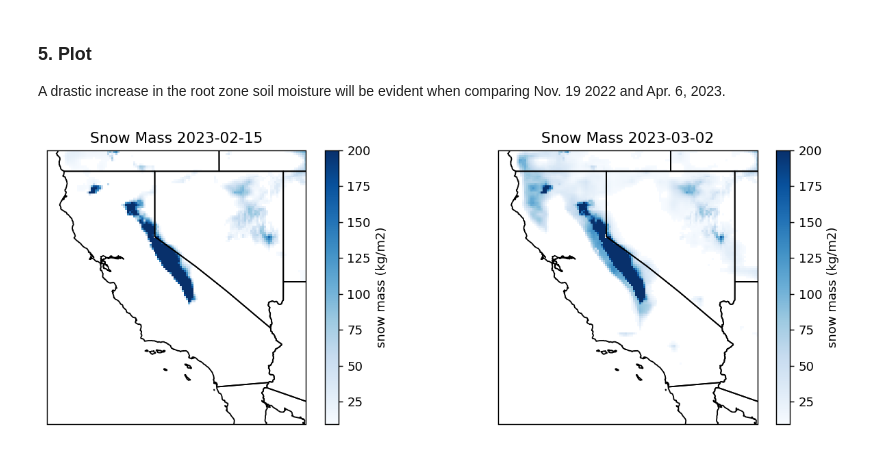
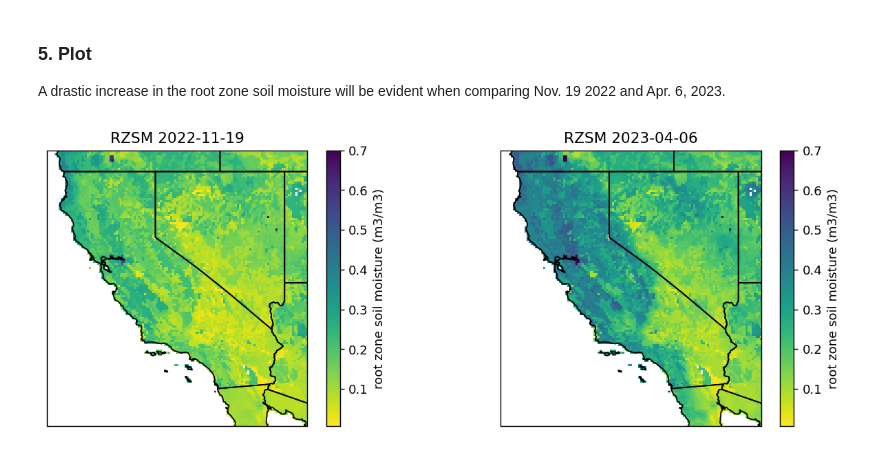
Before and after one commit to rupesh2/atmospheric_rivers, a Jupyter notebook: root_zone_soil_moisture_smap.ipynb, the cells around one changed output. Cells and saved outputs as stored; diff of their text form; code cells hidden in the pictures.

```diff
--- a/root_zone_soil_moisture_smap.ipynb
+++ b/root_zone_soil_moisture_smap.ipynb
@@ -94,21 +103,21 @@ A drastic increase in the root zone soil moisture will be evident when comparing
 # %%
 # create the plot
 proj = Projection("EPSG:6933") # EASEGRID 2
 fig, (ax1, ax2) = plt.subplots(1,2, figsize=(12,4), dpi=130, facecolor="w", subplot_kw=dict(projection=proj))
 
 ca_bounds = [-12060785, -10902950, 3769089, 4995383]
 
-snowax1 = ax1.pcolormesh(ds_loc1.x, ds_loc1.y, ds1.sm_rootzone_analysis, vmax=200, cmap='Blues')
+snowax1 = ax1.pcolormesh(ds_loc1.x, ds_loc1.y, ds1.sm_rootzone_analysis, vmax=0.7, cmap='viridis_r')
 plt.colorbar(snowax1, ax=ax1, label="root zone soil moisture (m3/m3)")
 ax1.add_feature(cfeature.STATES)
 ax1.set_extent(ca_bounds, crs=proj)
 ax1.set_title(f'RZSM {date1}')
 
-snowax2 = ax2.pcolormesh(ds_loc2.x, ds_loc2.y, ds2.sm_rootzone_analysis, vmax=200, cmap='Blues')
+snowax2 = ax2.pcolormesh(ds_loc2.x, ds_loc2.y, ds2.sm_rootzone_analysis, vmax=0.7, cmap='viridis_r')
 plt.colorbar(snowax2, ax=ax2, label="root zone soil moisture (m3/m3)")
 ax2.add_feature(cfeature.STATES)
 ax2.set_extent(ca_bounds, crs=proj)
 ax2.set_title(f'RZSM {date2}')
 plt.show()
 # %% [output]
-[figure, old version]
+[figure, new version]
```
Also changed, not shown: parts of 1 cell of this notebook.
